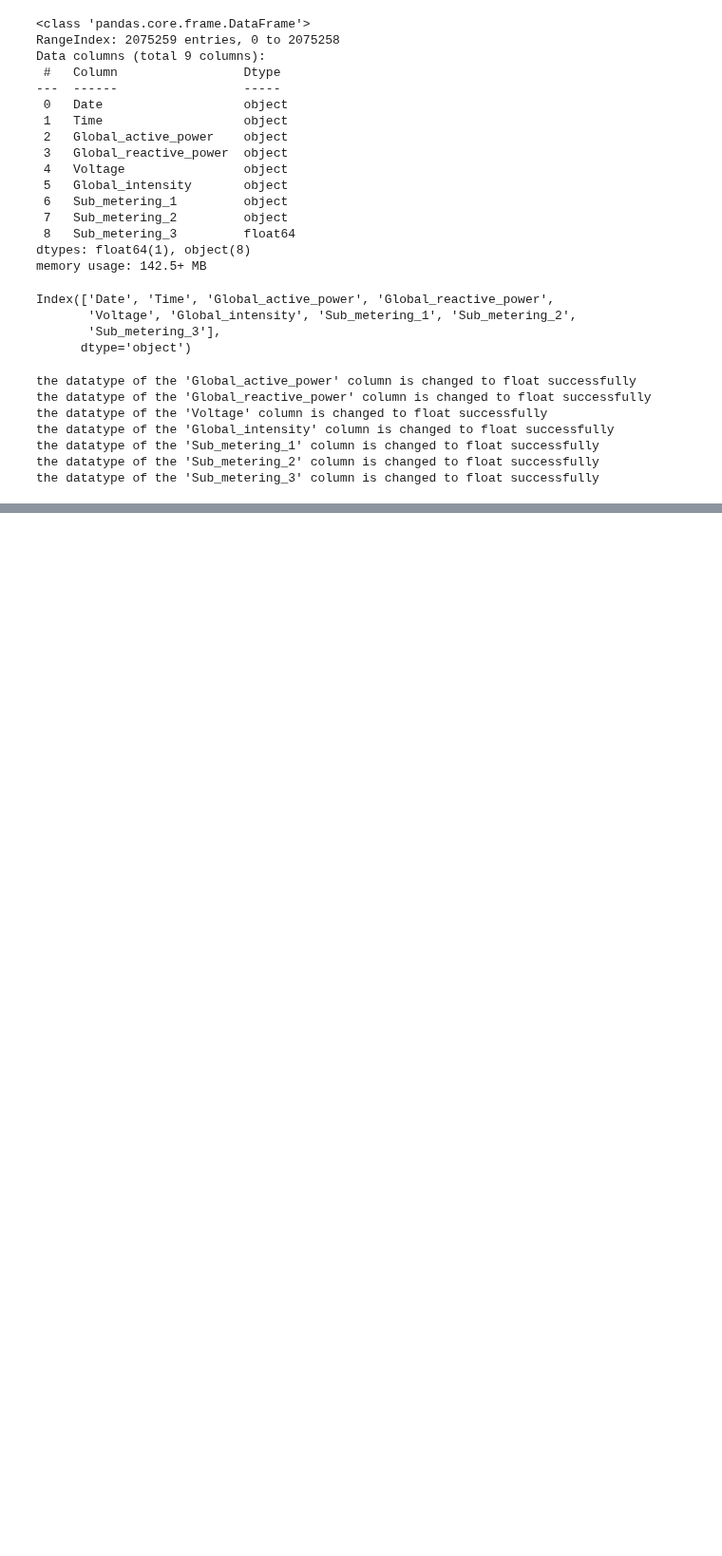
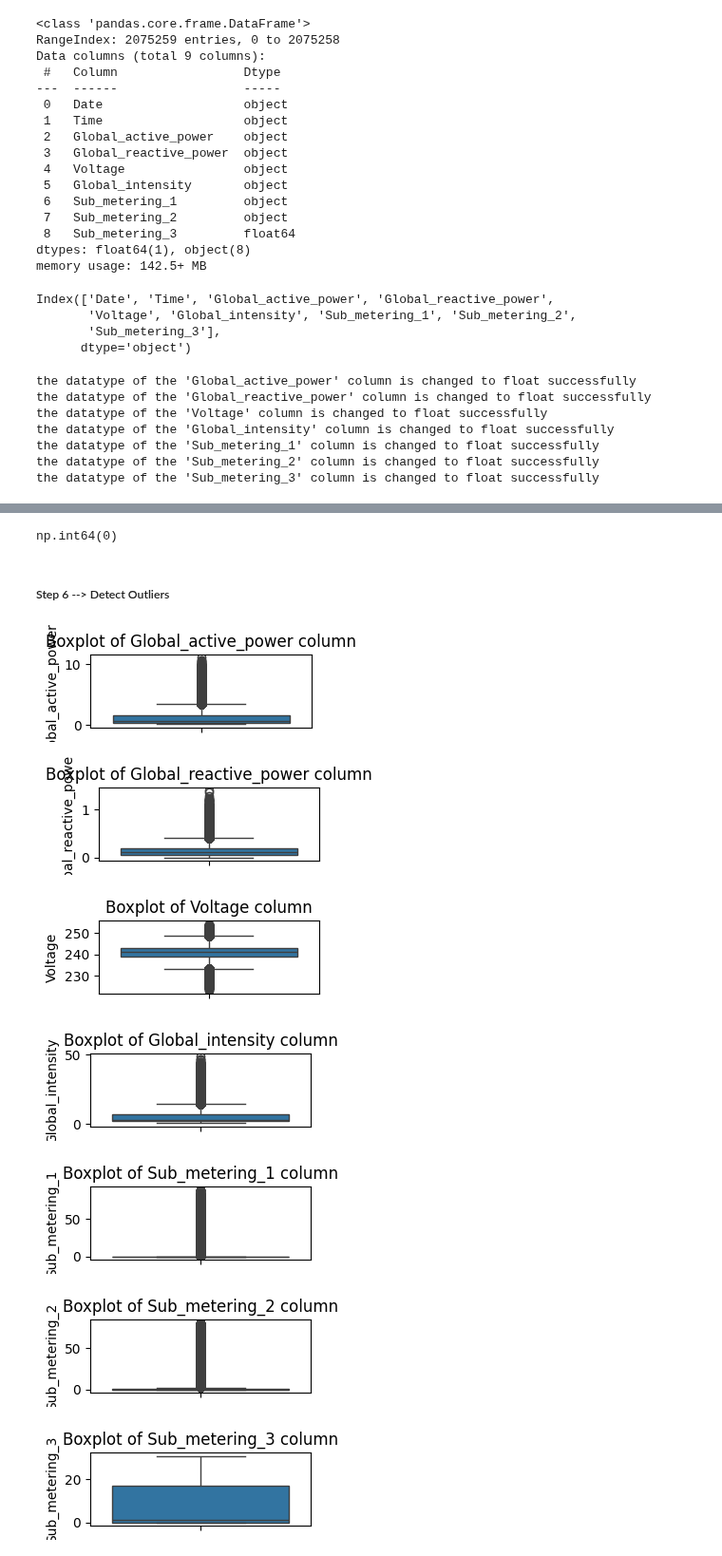
Before and after one commit to AswiniSivaraman/project_powerpulse, a Jupyter notebook: Data_Preprocessing.ipynb, the cells around one changed output, grey strips where cells are left out. Shown at 95% size. Drawn from its saved outputs; the diff is of its cells as text; code cells hidden in the pictures; blank space fills up the shorter version.

```diff
--- a/Data_Preprocessing.ipynb
+++ b/Data_Preprocessing.ipynb
@@ -108,3 +106,8 @@ initial size of the data : (2075259, 9)
 # Dataset contains 47 months data from (December 2006 – November 2010).
 # %% [markdown]
 ##### Step 2 --> handle the values in the dataset
+# %%
+for i in df.columns:
+    print(f'unique values in {i} column')
+    print(df[i].unique())
+    print('-'*70)
@@ -163,5 +186,5 @@ the datatype of the 'Sub_metering_1' column is changed to float successfully
 the datatype of the 'Sub_metering_2' column is changed to float successfully
 the datatype of the 'Sub_metering_3' column is changed to float successfully
 # %%
-df['Date'] = pd.to_datetime(df['Date'], format='%d/%m/%Y')
-df['Time'] = pd.to_datetime(df['Time'], format='%H:%M:%S').dt.time
+df['Datetime'] = pd.to_datetime(df['Date'] + ' ' + df['Time'], format='%d/%m/%Y %H:%M:%S')
+df.drop(['Time','Date'], axis=1, inplace=True)
@@ -199 +230,4 @@ Sub_metering_3           25979
 dtype: int64
+# %%
+df.dropna(inplace=True)
+df.reset_index(drop=True, inplace=True)
@@ -199,0 +242,4 @@ dtype: int64
+# %%
+df.duplicated().sum()
+# %% [output]
+np.int64(0)
@@ -199,0 +248,4 @@ dtype: int64
+# %% [markdown]
+##### Step 6 --> Detect Outliers
+# %%
+numerical_cols = df.drop('Datetime', axis=1)
@@ -199,0 +256,14 @@ dtype: int64
+# %%
+for i in numerical_cols:
+    plt.figure(figsize=(3, 1))
+    sns.boxplot(data=df[i])
+    plt.title(f"Boxplot of {i} column")
+    plt.show()
+# %% [output]
+[figure, added]
+[figure, added]
+[figure, added]
+[figure, added]
+[figure, added]
+[figure, added]
+[figure, added]
```
Also changed, not shown: parts of 37 cells of this notebook.
